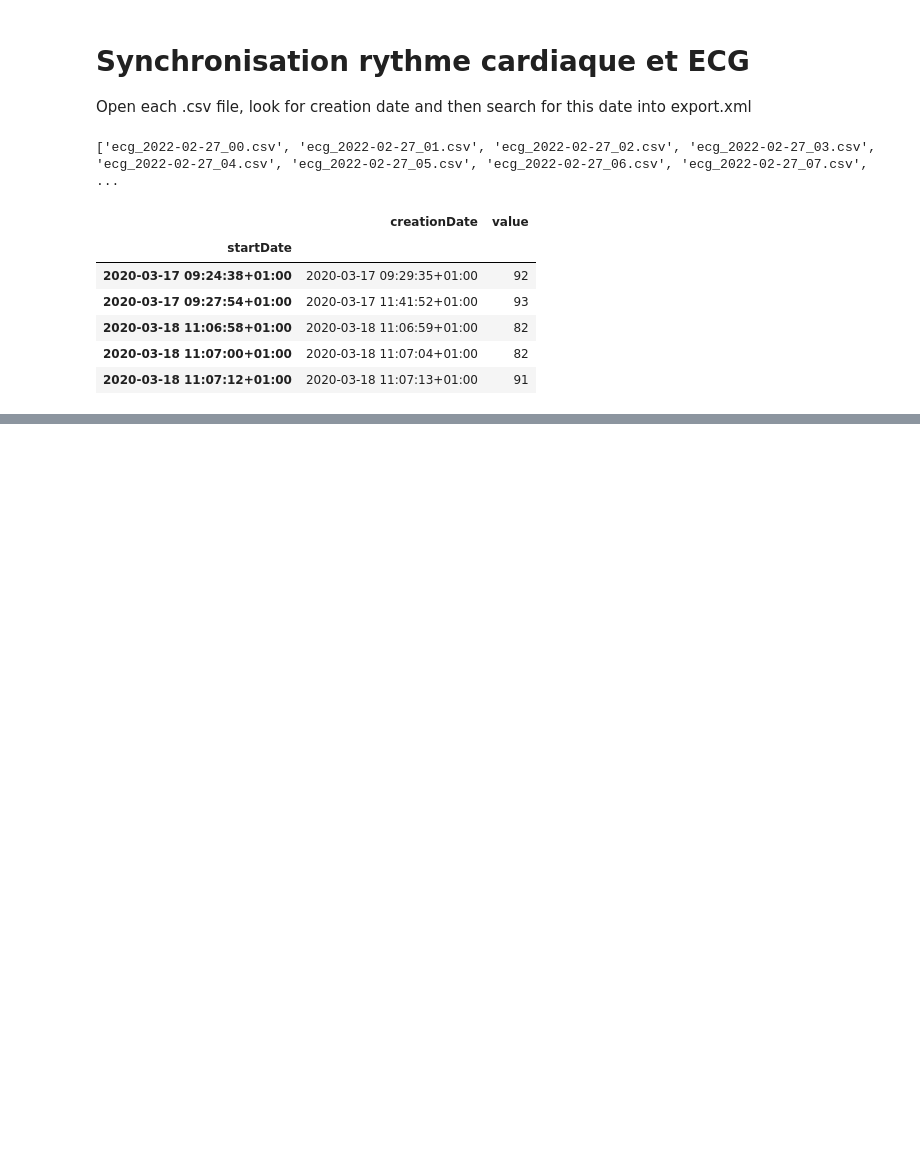
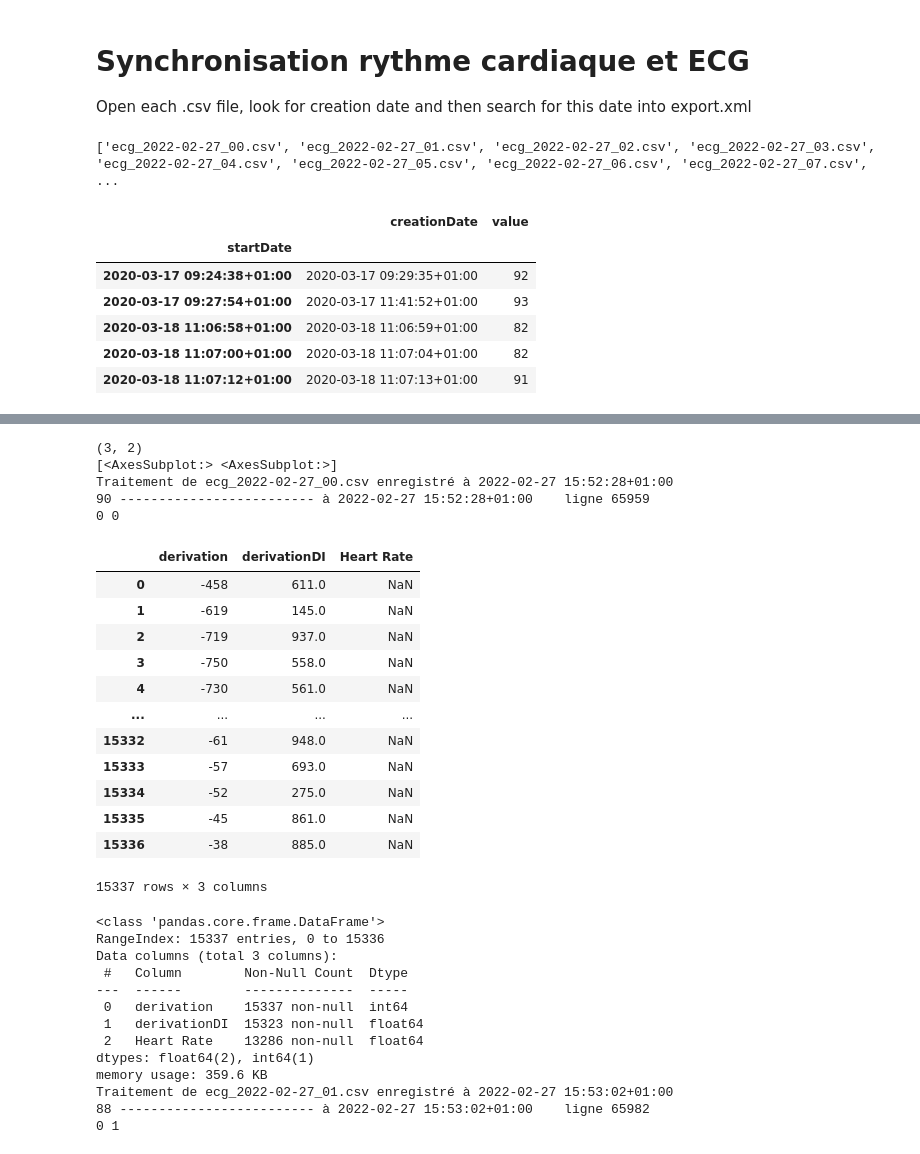
Before and after one commit to pbellot/Physio, a Jupyter notebook: explorationECG.ipynb, the cells around one changed output, grey strips where cells are left out. Drawn from its saved outputs; the diff is of its cells as text; code cells hidden in the pictures; blank space fills up the shorter version.

Commit message:
graphiques ECG rythme alignés

```diff
--- a/explorationECG.ipynb
+++ b/explorationECG.ipynb
@@ -280,0 +275,80 @@ TypeError: Addition/subtraction of integers and integer-arrays with DatetimeArra
+# %%
+def afficheEcg(ecg, titre, axe=None):
+    #ax = ecg.iloc[0:5000]['derivation'].plot(figsize=(15,10))
+    #ecg.iloc[0:25000]['Heart Rate'].plot(ax=ax)
+    #ax = ecg['derivation'].plot(figsize=(25,20))
+    ecg['derivation'].plot(ax=axe)
+    ax2 = axe.twinx()
+    ax2.set_ylim([60,120])
+    ecg['Heart Rate'].plot(ax=ax2, color='red', title=titre)
+    #plt.show()
+# %%
+nbFichiers = 0
+fig = plt.figure(figsize=(45,30))
+gs = fig.add_gridspec(3, 2, hspace=0, wspace=0)
+#(ax1, ax2), (ax3, ax4) , (ax5, ax6) \
+axes = gs.subplots(sharex='col', sharey='row')
+print(axes.shape)
+print(axes[0])
+fig.suptitle('Sharing x per column, y per row')
+for f in csvFiles:
+    date = lookForDate(f)
+    print("Traitement de "+f+" enregistré à "+str(date[0]))
+    ecg = pd.read_csv(f,skiprows=13,header=None,names=["derivation","derivationDI"])
+    ecg['Heart Rate'] = [np.nan for i in range(len(ecg))]
+    indiceRate = rythme.loc[((rythme.index - date[0]).total_seconds() >= 4) & ((rythme.index - date[0]).total_seconds() <= 10)]
+    rate = indiceRate['value']
+    indice = rythme.index.get_loc(indiceRate.index[0]) #num ligne de export.xml (rythme cardiaque) correspondant au timestamp de début fichier ecg
+    if len(rate)>0:
+        print (str(rate[0])+" ------------------------- à "+str(date[0])+"    ligne "+str(indice))
+        for i in range(4,30):
+            for j in range(511): #meme rythme pendant 1 seconde
+                num = (i*511)+j
+                if i == 4:
+                    ecg.iloc[num,2] = rate[0]
+                else:
+                    ecg.iloc[num,2] = rate
+            indice += 1 # passe à la seconde suivante dans le fichier rythme
+            rate = rythme.iloc[indice]["value"]
+            #print(" "+str(rate))
+    else:
+        print(" !!!!!! NON TROUVE : "+ str(date[0]))
+    print(nbFichiers//3,nbFichiers%3)
+    afficheEcg(ecg,titre=f, axe=axes[nbFichiers//2,nbFichiers%2])
+    display(ecg)
+    ecg.info()
+    nbFichiers +=1
+    if nbFichiers == 6:
+        break
+# %% [output]
+(3, 2)
+[<AxesSubplot:> <AxesSubplot:>]
+Traitement de ecg_2022-02-27_00.csv enregistré à 2022-02-27 15:52:28+01:00
+90 ------------------------- à 2022-02-27 15:52:28+01:00    ligne 65959
+0 0
+|  | derivation | derivationDI | Heart Rate |
+| 0 | -458 | 611.0 | NaN |
+| 1 | -619 | 145.0 | NaN |
+| 2 | -719 | 937.0 | NaN |
+| 3 | -750 | 558.0 | NaN |
+| 4 | -730 | 561.0 | NaN |
+| ... | ... | ... | ... |
+| 15332 | -61 | 948.0 | NaN |
+| 15333 | -57 | 693.0 | NaN |
+| 15334 | -52 | 275.0 | NaN |
+| 15335 | -45 | 861.0 | NaN |
+| 15336 | -38 | 885.0 | NaN |
+15337 rows × 3 columns
+<class 'pandas.core.frame.DataFrame'>
+RangeIndex: 15337 entries, 0 to 15336
+Data columns (total 3 columns):
+ #   Column        Non-Null Count  Dtype
+---  ------        --------------  -----
+ 0   derivation    15337 non-null  int64
+ 1   derivationDI  15323 non-null  float64
+ 2   Heart Rate    13286 non-null  float64
+dtypes: float64(2), int64(1)
+memory usage: 359.6 KB
+Traitement de ecg_2022-02-27_01.csv enregistré à 2022-02-27 15:53:02+01:00
+88 ------------------------- à 2022-02-27 15:53:02+01:00    ligne 65982
+0 1
```
Also changed, not shown: parts of 14 cells of this notebook.
